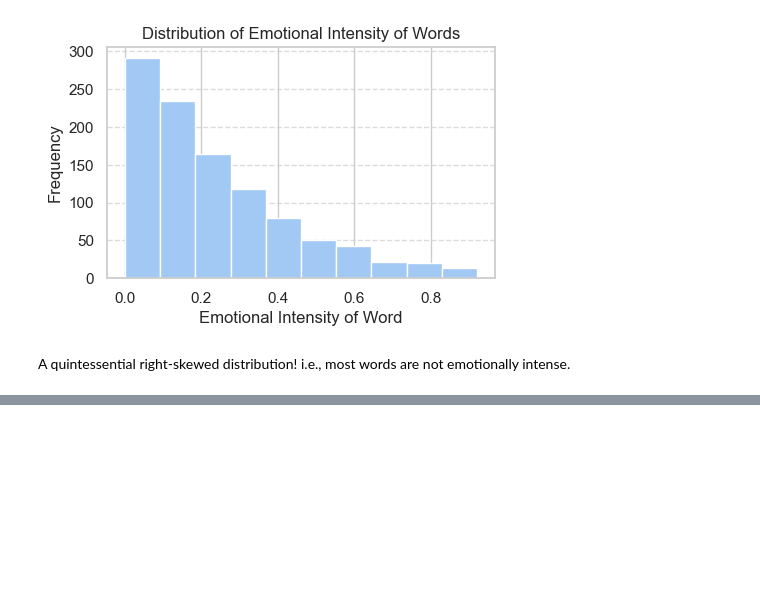
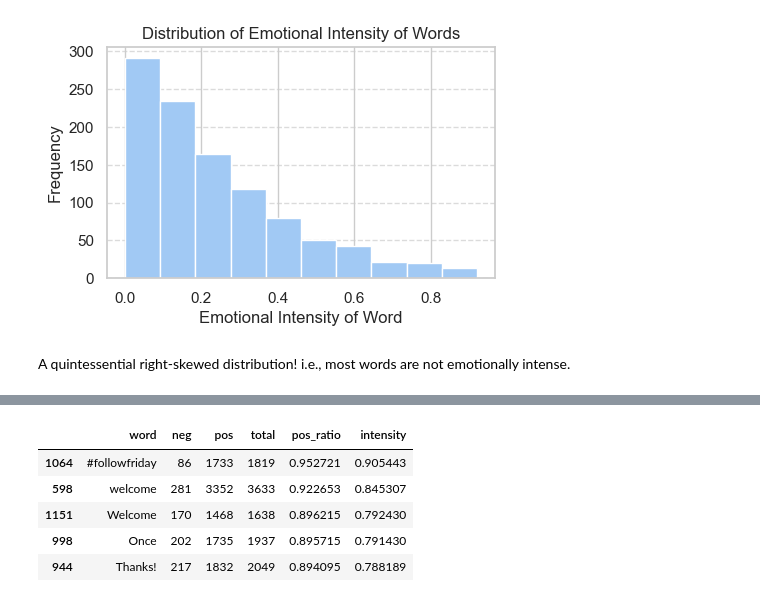
Before and after one commit to I7T5/SentimentNLP, a Jupyter notebook: project.ipynb, the cells around one changed output, grey strips where cells are left out. Cells and saved outputs as stored; diff of their text form; code cells hidden in the pictures; blank space fills up the shorter version.

```diff
--- a/project.ipynb
+++ b/project.ipynb
@@ -116,8 +116,5 @@ for i, row in df.iterrows():
         else:
             word_counts[word] = {0: 0, 1: 0}  # initialize
             word_counts[word][target] = 1
-
-print("Sorting words by total frequency...")  # runtime: 1s
-word_counts = {k: v for k, v in sorted(word_counts.items(), key=lambda item: sum(item[1].values()), reverse=True)}  # sort by counts
 # %% [output]
 Counting words...
@@ -127,10 +121,13 @@ Sorting words by total frequency...
 # %%
 # generated by GitHub Copilot with minor edits
 # runtime: 15s
+
 word_counts_df = pd.DataFrame(word_counts).T.reset_index()
 word_counts_df.columns = ['word', 'neg', 'pos']
 # pos: number of positive examples which contains the word
 word_counts_df['total'] = word_counts_df['neg'] + word_counts_df['pos']
+word_counts_df = word_counts_df.sort_values(by='total', ascending=False)
+
 word_counts_df.head()
 # %% [output]
 |  | word | neg | pos | total |
@@ -295,0 +353,6 @@ The topmost examples in `word_counts_filtered` now are the words that are most c
+# %%
+word_counts_df['pos_ratio'] = word_counts_df['pos'] / word_counts_df['total']
+word_counts_df['intensity'] = abs(word_counts_df['pos_ratio'] - 0.5) / 0.5  # [0, 1], how strongly the word is correlated with either positive or negative
+word_counts_df = word_counts_df.sort_values(by='intensity', ascending=False)
+word_counts_df = word_counts_df[word_counts_df['total'] > threshhold * TOTAL_NUMBER_OF_EXAMPLES]
+word_counts_df.head()
@@ -295,0 +366,12 @@ The topmost examples in `word_counts_filtered` now are the words that are most c
+# %%
+word_pos_df = word_counts_df[word_counts_df['pos_ratio'] > 0.5].sort_values(by='intensity', ascending=False)
+word_neg_df = word_counts_df[word_counts_df['pos_ratio'] < 0.5].sort_values(by='intensity', ascending=False)
+# %%
+word_pos_df.head()
+# %% [output]
+|  | word | neg | pos | total | pos_ratio | intensity |
+| 1064 | #followfriday | 86 | 1733 | 1819 | 0.952721 | 0.905443 |
+| 598 | welcome | 281 | 3352 | 3633 | 0.922653 | 0.845307 |
+| 1151 | Welcome | 170 | 1468 | 1638 | 0.896215 | 0.792430 |
+| 998 | Once | 202 | 1735 | 1937 | 0.895715 | 0.791430 |
+| 944 | Thanks! | 217 | 1832 | 2049 | 0.894095 | 0.788189 |
```
Also changed, not shown: parts of 33 cells of this notebook.
